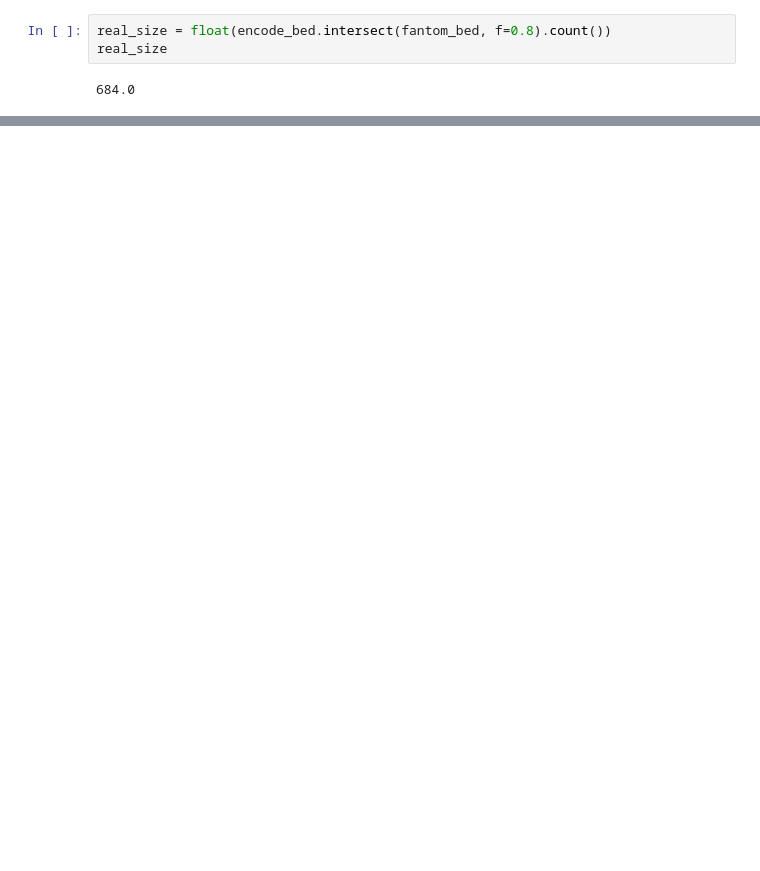
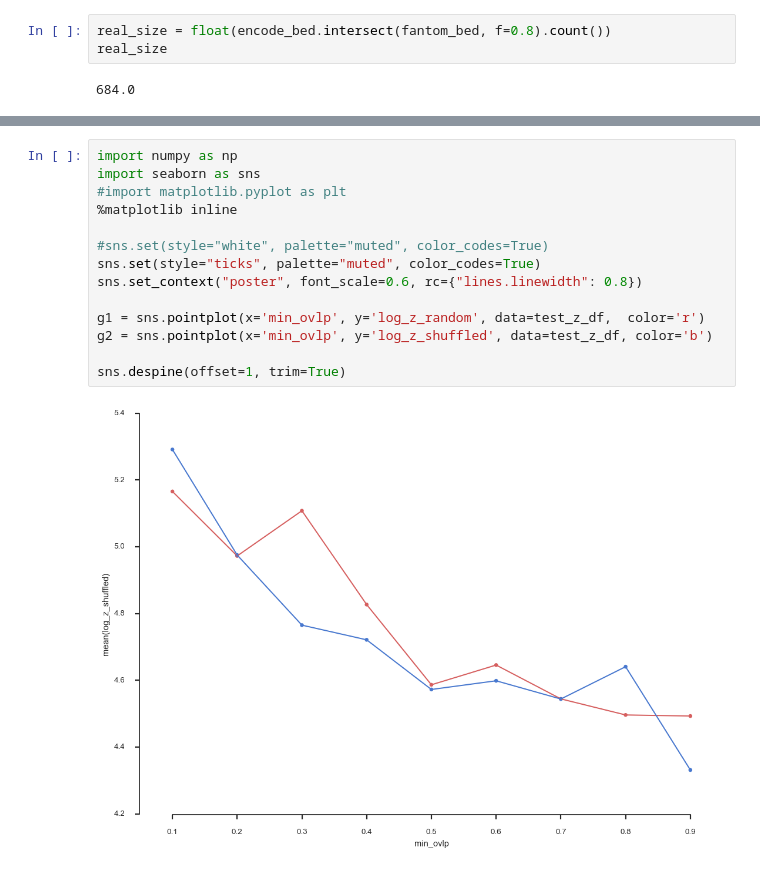
Before and after one commit to mvanzetti/thesis, a Jupyter notebook: notebooks/Null Model.ipynb, the cells around one changed output, grey strips where cells are left out. Cells and saved outputs as stored; diff of their text form; blank space fills up the shorter version.

```diff
--- a/notebooks/Null Model.ipynb
+++ b/notebooks/Null Model.ipynb
@@ -399,0 +574,16 @@ random_std
+# %%
+import numpy as np
+import seaborn as sns
+#import matplotlib.pyplot as plt
+%matplotlib inline
+
+#sns.set(style="white", palette="muted", color_codes=True)
+sns.set(style="ticks", palette="muted", color_codes=True)
+sns.set_context("poster", font_scale=0.6, rc={"lines.linewidth": 0.8})
+
+g1 = sns.pointplot(x='min_ovlp', y='log_z_random', data=test_z_df,  color='r')
+g2 = sns.pointplot(x='min_ovlp', y='log_z_shuffled', data=test_z_df, color='b')
+
+sns.despine(offset=1, trim=True)
+# %% [output]
+[figure, added]
```
Also changed, not shown: parts of 30 cells of this notebook.
